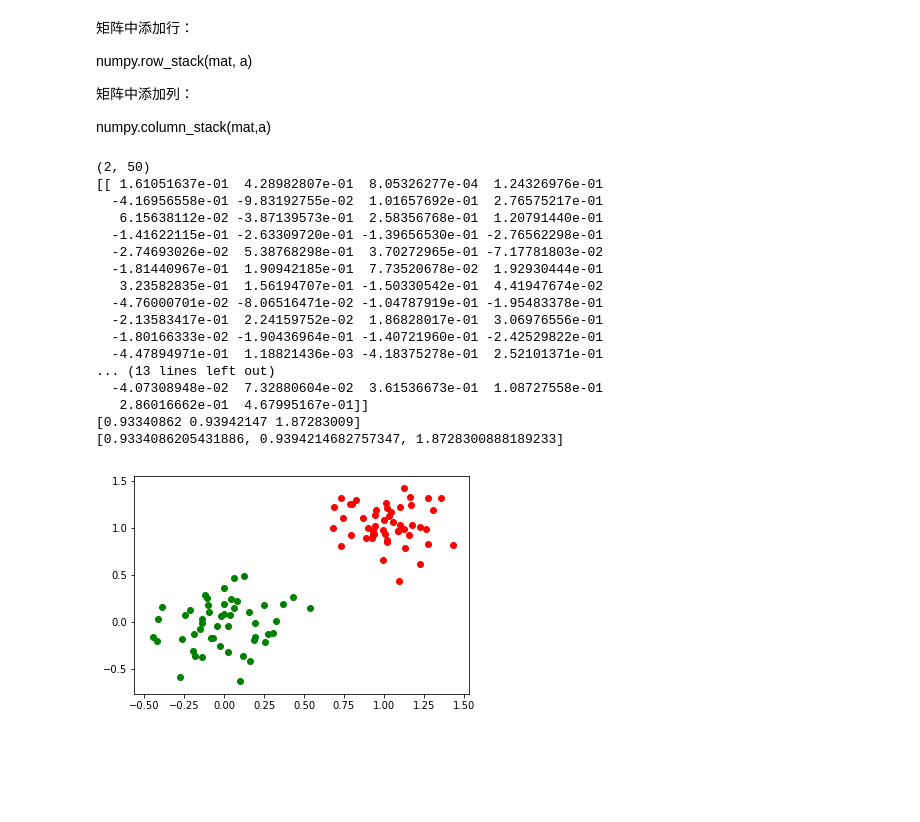
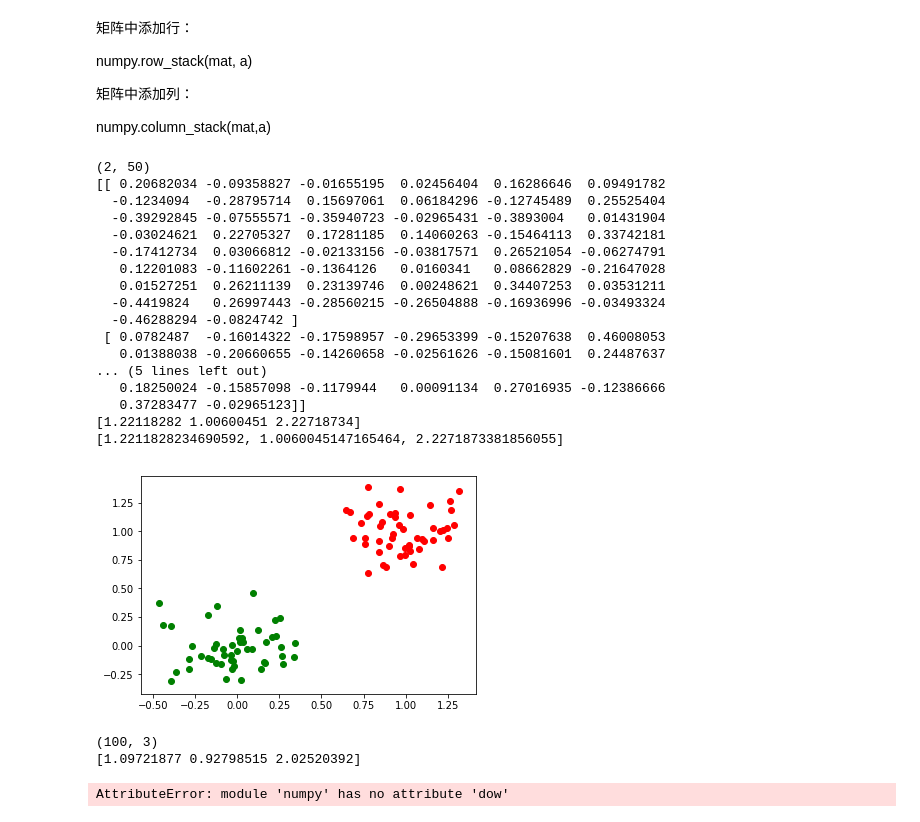
Before and after one commit to MagnetoWang/machine-learning-notes, a Jupyter notebook: 机器学习实战/模式识别课程/感知机/Perceptron.ipynb, the cells around one changed output. Saved outputs shown, nothing was run; the diff lists cells and outputs as text; code cells hidden in the pictures; blank space fills up the shorter version.

```diff
--- a/机器学习实战/模式识别课程/感知机/Perceptron.ipynb
+++ b/机器学习实战/模式识别课程/感知机/Perceptron.ipynb
@@ -176,47 +207,69 @@ def plot_data(data1,data2):
 
 
 
             a=np.array([data2[0][i],data2[1][i],data2[0][i]+data2[1][i]])
             data_set=np.row_stack((data_set,a))
 
 
     #print(" data_set  " )
     #print(data_set)
 
     plt.show()
     return data_set
 
 
 
 
 
 
 
 loc,scale=1,0.2 #均值与标准差
 #loc=0.0, scale=1.0, size=None
 range_number=50
 data1=np.array([np.random.normal(loc,scale,range_number),np.random.normal(loc,scale,range_number)])
 loc,scale=0,0.2
 data2=np.array([np.random.normal(loc,scale,range_number),np.random.normal(loc,scale,range_number)])
 print(data1.shape)
 print(data2)
+#data_set=plot_data(data1,data2)
+
+
+def Learning_algorithm(data_set):
+    w=np.array([0,0])
+    b=1
+    print(data_set.shape)
+    for row in data_set:
+        print(row)
+        label=row[2]
+        data=np.array(row[0],row[1])
+        if(np.dow(w,data)-label>0):
+            w=np.dot (w,data)-label
+        else:
+            w=np.dot (w,data)-label
+
+
 data_set=plot_data(data1,data2)
+#print(data_set)
+Learning_algorithm(data_set)
 # %% [output]
 (2, 50)
-[[ 1.61051637e-01  4.28982807e-01  8.05326277e-04  1.24326976e-01
-  -4.16956558e-01 -9.83192755e-02  1.01657692e-01  2.76575217e-01
-   6.15638112e-02 -3.87139573e-01  2.58356768e-01  1.20791440e-01
-  -1.41622115e-01 -2.63309720e-01 -1.39656530e-01 -2.76562298e-01
-  -2.74693026e-02  5.38768298e-01  3.70272965e-01 -7.17781803e-02
-  -1.81440967e-01  1.90942185e-01  7.73520678e-02  1.92930444e-01
-   3.23582835e-01  1.56194707e-01 -1.50330542e-01  4.41947674e-02
-  -4.76000701e-02 -8.06516471e-02 -1.04787919e-01 -1.95483378e-01
-  -2.13583417e-01  2.24159752e-02  1.86828017e-01  3.06976556e-01
-  -1.80166333e-02 -1.90436964e-01 -1.40721960e-01 -2.42529822e-01
-  -4.47894971e-01  1.18821436e-03 -4.18375278e-01  2.52101371e-01
-... (13 lines left out)
-  -4.07308948e-02  7.32880604e-02  3.61536673e-01  1.08727558e-01
-   2.86016662e-01  4.67995167e-01]]
-[0.93340862 0.93942147 1.87283009]
-[0.9334086205431886, 0.9394214682757347, 1.8728300888189233]
+[[ 0.20682034 -0.09358827 -0.01655195  0.02456404  0.16286646  0.09491782
+  -0.1234094  -0.28795714  0.15697061  0.06184296 -0.12745489  0.25525404
+  -0.39292845 -0.07555571 -0.35940723 -0.02965431 -0.3893004   0.01431904
+  -0.03024621  0.22705327  0.17281185  0.14060263 -0.15464113  0.33742181
+  -0.17412734  0.03066812 -0.02133156 -0.03817571  0.26521054 -0.06274791
+   0.12201083 -0.11602261 -0.1364126   0.0160341   0.08662829 -0.21647028
+   0.01527251  0.26211139  0.23139746  0.00248621  0.34407253  0.03531211
+  -0.4419824   0.26997443 -0.28560215 -0.26504888 -0.16936996 -0.03493324
+  -0.46288294 -0.0824742 ]
+ [ 0.0782487  -0.16014322 -0.17598957 -0.29653399 -0.15207638  0.46008053
+   0.01388038 -0.20660655 -0.14260658 -0.02561626 -0.15081601  0.24487637
+... (5 lines left out)
+   0.18250024 -0.15857098 -0.1179944   0.00091134  0.27016935 -0.12386666
+   0.37283477 -0.02965123]]
+[1.22118282 1.00600451 2.22718734]
+[1.2211828234690592, 1.0060045147165464, 2.2271873381856055]
-[figure, old version]
+[figure, new version]
+(100, 3)
+[1.09721877 0.92798515 2.02520392]
+AttributeError: module 'numpy' has no attribute 'dow'
```
Also changed, not shown: parts of 5 cells of this notebook.
